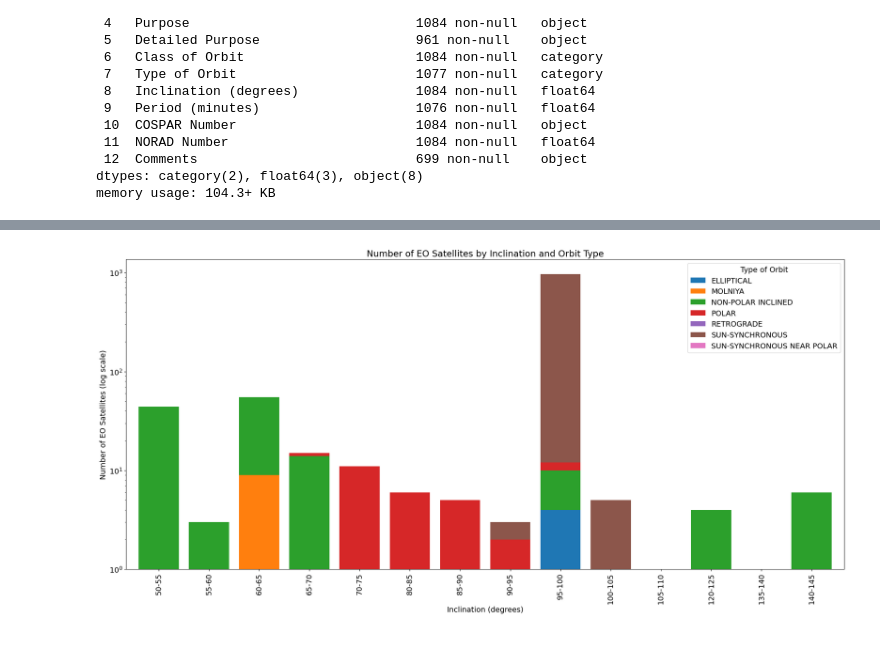
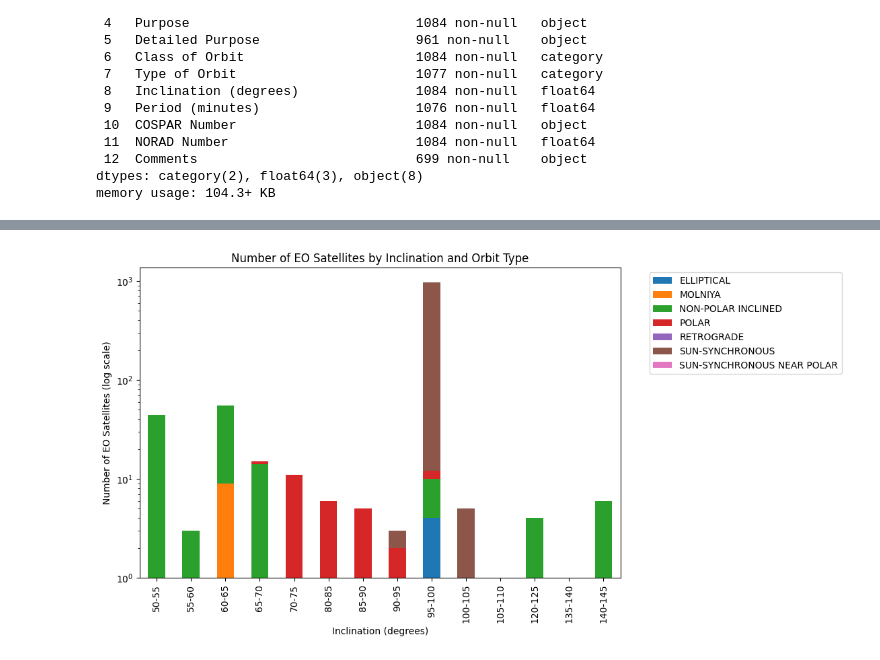
Before and after one commit to jbants/sat-orbits, a Jupyter notebook: Get_Satellite_Data.ipynb, the cells around one changed output, grey strips where cells are left out. Saved outputs shown, nothing was run; the diff lists cells and outputs as text; code cells hidden in the pictures.

```diff
--- a/Get_Satellite_Data.ipynb
+++ b/Get_Satellite_Data.ipynb
@@ -415,18 +418,17 @@ See the caveats in the documentation: https://pandas.pydata.org/pandas-docs/stab
 # %%
-plt.rcParams.update({'font.size': 14})
-
 # Create a cross-tabulation of the number of satellites in each 'Type of Orbit' for each inclination bin
 cross_tab = pd.crosstab(index=filtered_df['Inclination Binned'], columns=filtered_df['Type of Orbit'])
 
 # Plot a stacked bar chart
-cross_tab.plot(kind='bar', stacked=True, figsize=(20, 10), width=0.8)
+cross_tab.plot(kind='bar', stacked=True, figsize=(8,6), width=0.5)
 plt.xlabel('Inclination (degrees)')
 plt.ylabel('Number of EO Satellites (log scale)')
 plt.title('Number of EO Satellites by Inclination and Orbit Type')
 plt.yscale('log')
 plt.xticks(rotation=90)
 plt.tight_layout()
 plt.savefig('eo_satellites_by_inclination_and_orbit_type.png')
+plt.legend(bbox_to_anchor=(1.05, 1), loc='upper left')
 plt.show()
 # %% [output]
-[figure, old version]
+[figure, new version]
```
Also changed, not shown: parts of 3 cells of this notebook, 2 other files.
